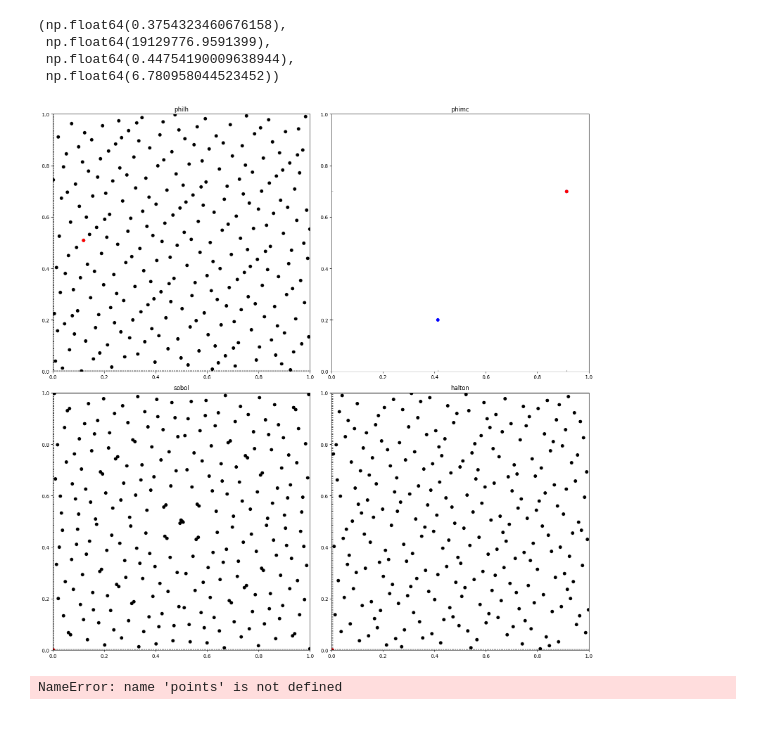
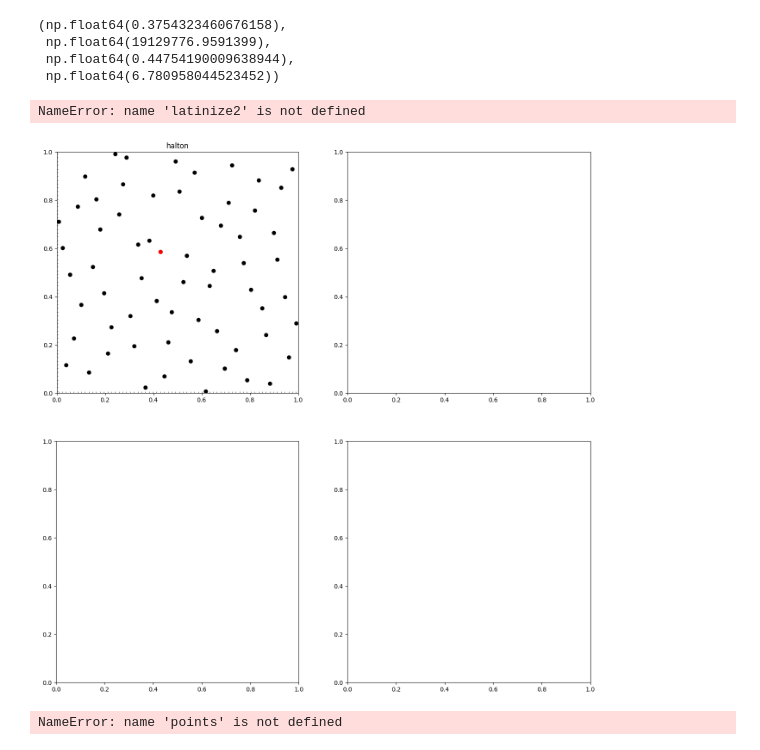
Before and after one commit to silenysakal2/additive_design, a Jupyter notebook: playground.ipynb, the cells around one changed output. Cells and saved outputs as stored; diff of their text form; code cells hidden in the pictures.

```diff
--- a/playground.ipynb
+++ b/playground.ipynb
@@ -68,14 +21,6 @@ def maximin(x, ns, nv, periodic = True): # This is a very junky implementation
     tree = scipy.spatial.cKDTree(x_tiled)
     dists, _ = tree.query(x_tiled, k = 2)
     return np.min(dists)
-# %%
-def latinize(des):
-    des = des.copy()
-    for v in range(des.shape[1]):
-        indices = np.argsort(des[:, v])
-        ranks = np.argsort(indices)
-        des[:, v] = (ranks + 0.5) / des.shape[0]
-    return des
 # %%
 cppfn = ctypes.CDLL("./maxpro.so")
 
@@ -134,7 +79,7 @@ def gen_design_candidates(crit, nv, ns, seed = None, candidate_count = None, can
     return candidates[:ns, :]
 # %%
 nv = 2
-ns = 256
+ns = 64
 
 
 # Additive designs
@@ -153,12 +98,20 @@ class Design:
     maximin_nper: float
     maximin: float
     discr: float
+    phip: float
+    pphip: float
+    wd2: float
+    cl2: float
 
     def comp_stats(self):
-        self.maxpro = maxPro_np(self.points, ns, nv, False)
-        self.umaxpro = maxPro_np(self.points, ns, nv, True)
-        self.maximin_nper = maximin(self.points, ns, nv, False)
-        self.maximin = maximin(self.points, ns, nv, True)
+        self.maxpro = maxPro(self.points, False)
+        self.umaxpro = maxPro(self.points, True)
+        self.maximin = Mm(self.points, False)
+        self.pmaximin = Mm(self.points, True)
+        self.phip = phip(self.points, False)
+        self.pphip = phip(self.points, True)
+        self.wd2 = wd2(self.points)
+        self.cl2 = cl2(self.points)
         self.discr = scipy.stats.qmc.discrepancy(self.points)
 
     def __init__(self, points, name):
@@ -297,35 +266,37 @@ mp_philh / mp_phimc_lh, mp_phimc / mp_phimc_lh, mp_halton / mp_phimc_lh, mp_sobo
 # %%
 def plot_des(ax, des, name, color='k', alpha = 1):
     ax.scatter(des[:, -2], des[:, -1], color=color, alpha=alpha)
     ax.scatter(des[0, -2], des[0, -1], color="red", alpha=alpha)
     ax.set_xlim(0, 1)
     ax.set_ylim(0, 1)
     ax.set_aspect('equal')
     ax.set_title(name)
 
     tick_length = 0.005
     for x in des[:, 0]:
         ax.plot([x, x], [0, tick_length], color='black', linewidth=0.5, alpha = alpha)
     for y in des[:, 1]:
         ax.plot([0, tick_length], [y, y], color='black', linewidth=0.5, alpha = alpha)
 
 fig, axs = plt.subplots(2, 2, figsize=(16, 16))
 
 
-plot_des(axs[0][0], philh, "philh")
-plot_des(axs[0][1], phimc[:2], "phimc",  'blue', 1)
+#plot_des(axs[0][0], philh, "philh")
+#plot_des(axs[0][1], phimc[:2], "phimc",  'blue', 1)
 #plot_des(axs[0][1], candmc, "phimc",  'magenta', 0.0625)
 #plot_des(axs[0][1], phimc_lh, "phimc_lh")
-plot_des(axs[1][0], sobol, "sobol")
-plot_des(axs[1][1], halton, "halton")
+#plot_des(axs[1][0], sobol, "sobol")
+plot_des(axs[0][0], latinize(designs["as_maximin"].points), "halton")
+plot_des(axs[0][0], latinize2(designs["as_maximin"].points), "halton", "blue", 1)
 
 
 
 
 plt.tight_layout()
 plt.show()
 # %% [output]
+NameError: name 'latinize2' is not defined
-[figure, old version]
+[figure, new version]
 # %%
 fig, ax = plt.subplots(figsize=(10, 10))
 
```
Also changed, not shown: parts of 9 cells of this notebook, 1 other file.
